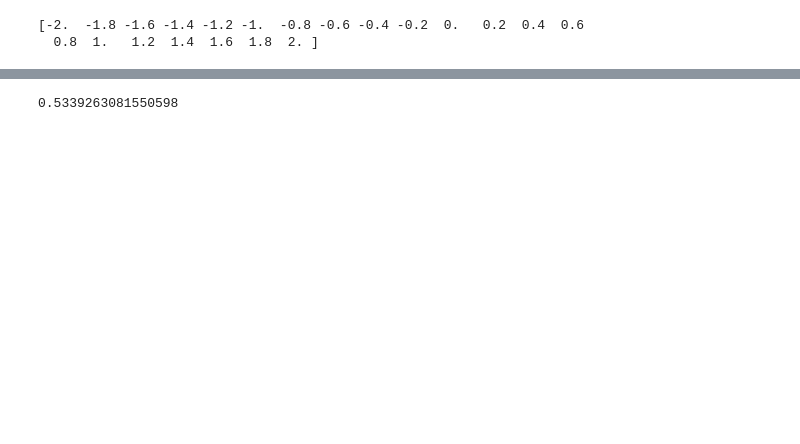
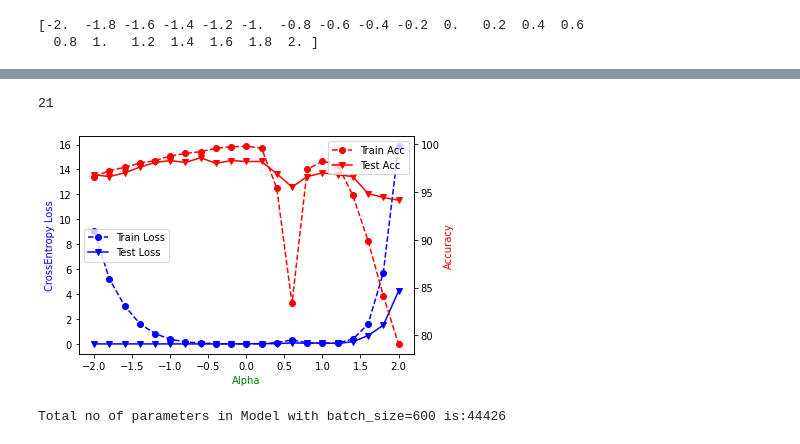
Before and after one commit to DineshchandarR/CPSC-8430-Deep-Learning-001, a Jupyter notebook: HW1/HW1.3_FlatnessVSGenP1.ipynb, the cells around one changed output, grey strips where cells are left out. Saved outputs shown, nothing was run; the diff lists cells and outputs as text; code cells hidden in the pictures; blank space fills up the shorter version.

```diff
--- a/HW1/HW1.3_FlatnessVSGenP1.ipynb
+++ b/HW1/HW1.3_FlatnessVSGenP1.ipynb
@@ -351,4 +338,61 @@ for i in range (len(modelsLossArr)):
-# %%
-minModelLossArr[0]
-# %% [output]
-0.5339263081550598
+# %%
+len(modelsTrainAccArr)
+# %% [output]
+21
+# %%
+def meanScore(dataArr):
+    meanModelData = []
+    for i in range (len(dataArr)):
+        meanScore = np.mean(dataArr[i])
+        meanModelData.append(meanScore)
+    return meanModelData
+
+def minScore(dataArr):
+    minModelScore = []
+    for i in range (len(dataArr)):
+        minScore = np.mean(dataArr[i])
+        minModelScore.append(minScore)
+    return minModelScore
+
+def maxScore(dataArr):
+    maxModelScore = []
+    for i in range (len(dataArr)):
+        maxScore = np.max(dataArr[i])
+        maxModelScore.append(maxScore)
+    return maxModelScore
+# %%
+fig,ax=plt.subplots()
+ax.plot(alpha,minScore(modelsTrainLossArr),color="Blue",linestyle='dashed', marker="o")
+ax.plot(alpha,modelsTestLossArr,color="Blue", marker="v")
+ax.legend(['Train Loss','Test Loss'],loc="center left")
+ax.set_xlabel("Alpha",color="Green")
+ax.set_ylabel("CrossEntropy Loss",color = "blue")
+
+
+ax2=ax.twinx()
+ax2.plot(alpha,meanScore(modelsTrainAccArr),color="red",linestyle='dashed', marker="o")
+ax2.plot(alpha,modelsTestAccArr,color="red", marker="v")
+ax2.set_xlabel("Alpha",color="Green")
+ax2.set_ylabel("Accuracy",color = "red")
+ax2.legend(['Train Acc','Test Acc'],loc="upper right")
+
+plt.show()
+fig.savefig('D:/Clemson/COURSE/SEM-2/CPSC-8430 Deep Learning - 001/Homework/CPSC-8430-Deep-Learning-001/HW1/Diff Batch Graph HW1_3.1-2.jpg',
+            format='jpeg',
+            dpi=100,
+            bbox_inches='tight')
+# %% [output]
+[figure, added]
+# %%
+# Training Model with batch size=600 and Lr 1e-3
+learning_rate = 1e-3
+mLr1 = M1()
+loss_func = nn.CrossEntropyLoss()
+optimizer = torch.optim.Adam(mLr1.parameters(), lr=learning_rate)
+
+a=[]
+for i in mLr1.parameters():
+    a.append(torch.numel(i))
+print(f'Total no of parameters in Model with batch_size={600} is:{np.sum(a)}')
+# %% [output]
+Total no of parameters in Model with batch_size=600 is:44426
```
Also changed, not shown: parts of 37 cells of this notebook, 4 other files.
